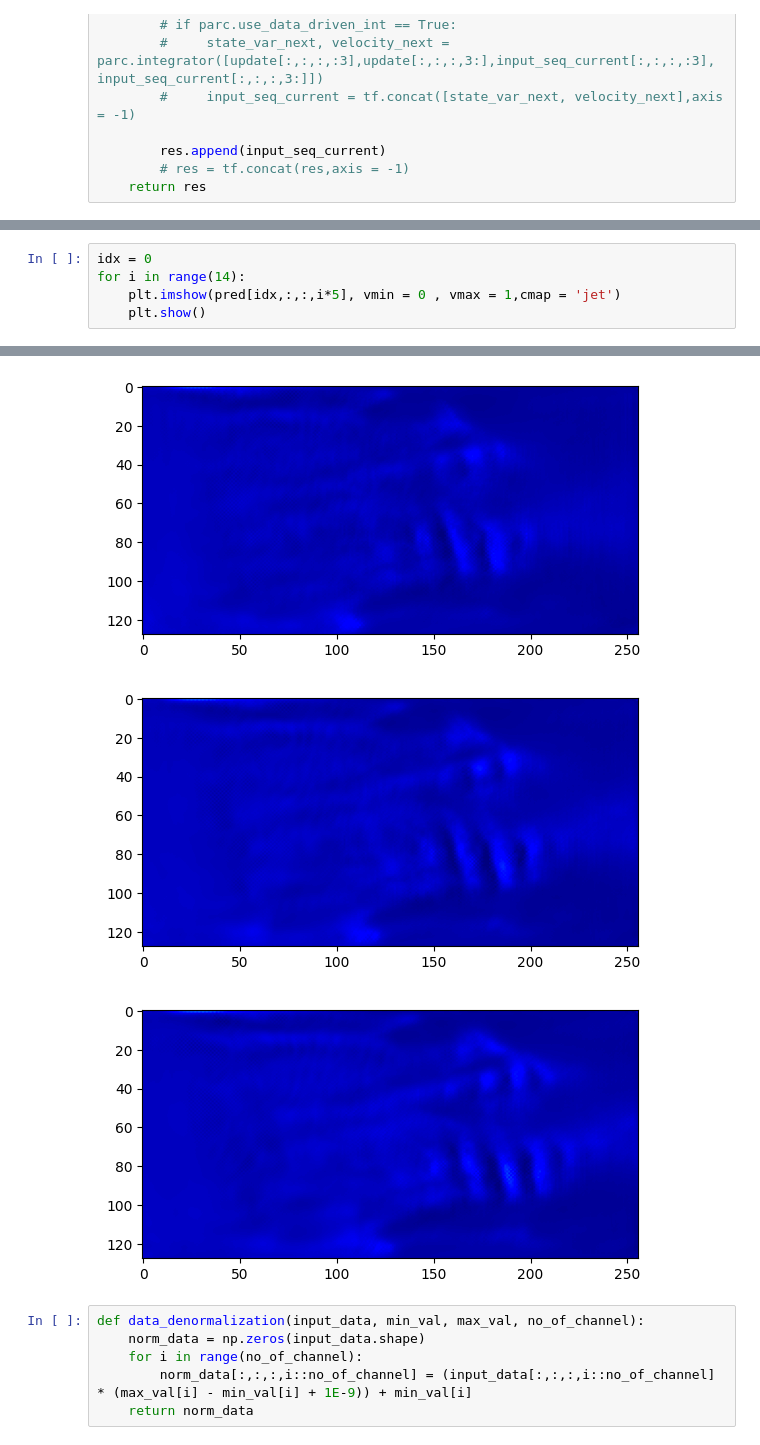
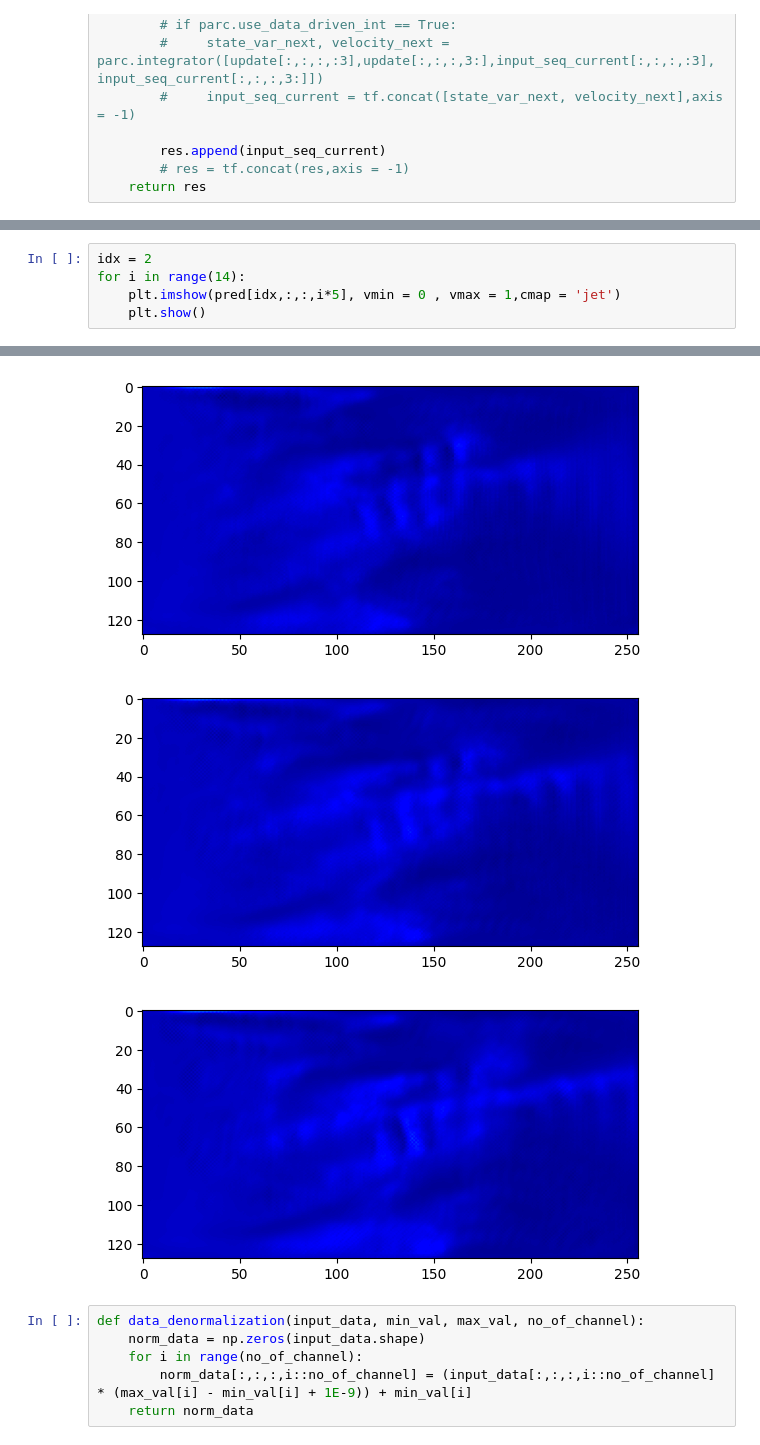
Before and after one commit to hphong1990/PARCv2, a Jupyter notebook: parc_v2_demo_em.ipynb, the cells around one changed output, grey strips where cells are left out. Saved outputs shown, nothing was run; the diff lists cells and outputs as text.

```diff
--- a/parc_v2_demo_em.ipynb
+++ b/parc_v2_demo_em.ipynb
@@ -223,5 +215,5 @@ pred = np.concatenate(pred_whole, axis = 0)
 # %%
-idx = 0
+idx = 2
 for i in range(14):
     plt.imshow(pred[idx,:,:,i*5], vmin = 0 , vmax = 1,cmap = 'jet')
     plt.show()
@@ -240,6 +232,6 @@ for i in range(14):
-[figure, old version]
+[figure, new version]
-[figure, old version]
+[figure, new version]
-[figure, old version]
+[figure, new version]
 # %%
 def data_denormalization(input_data, min_val, max_val, no_of_channel):
     norm_data = np.zeros(input_data.shape)
```
Also changed, not shown: parts of 4 cells of this notebook, 5 other files.
